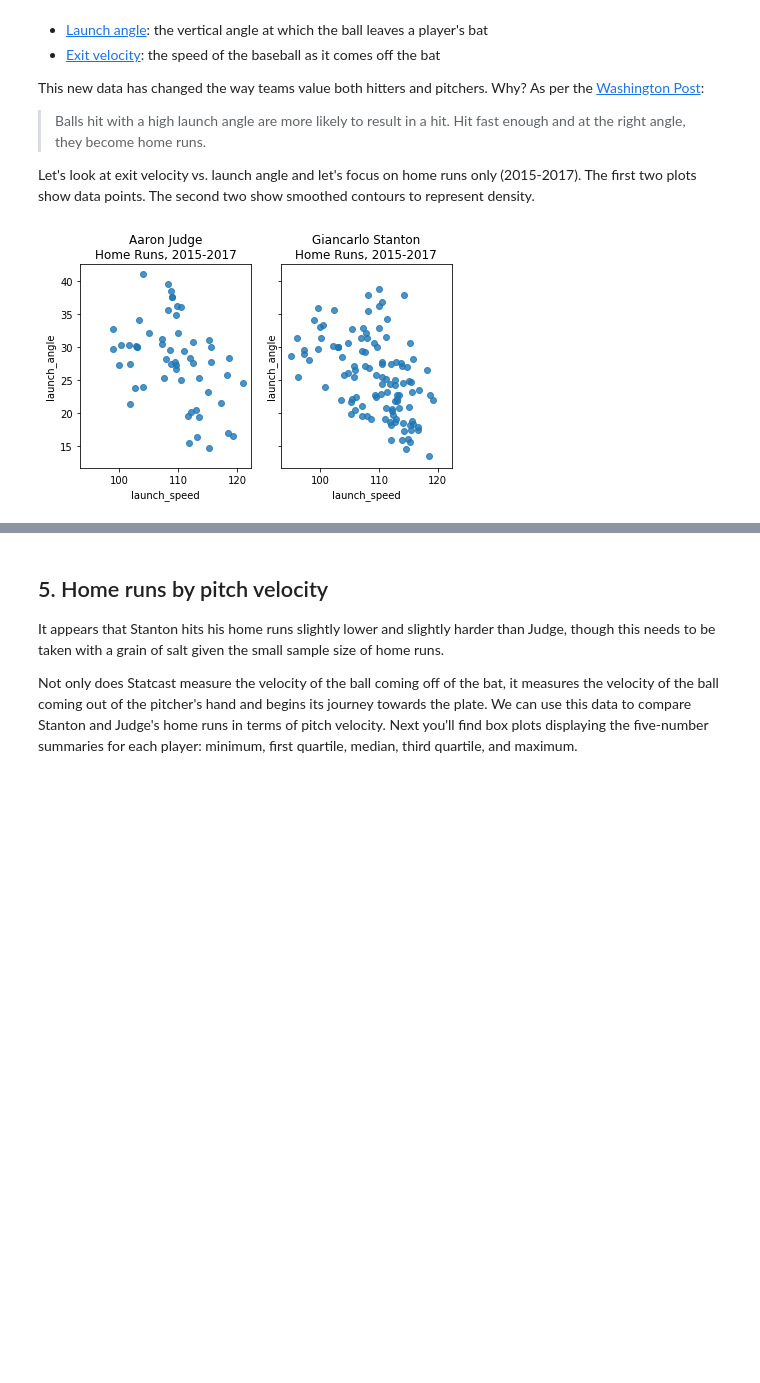
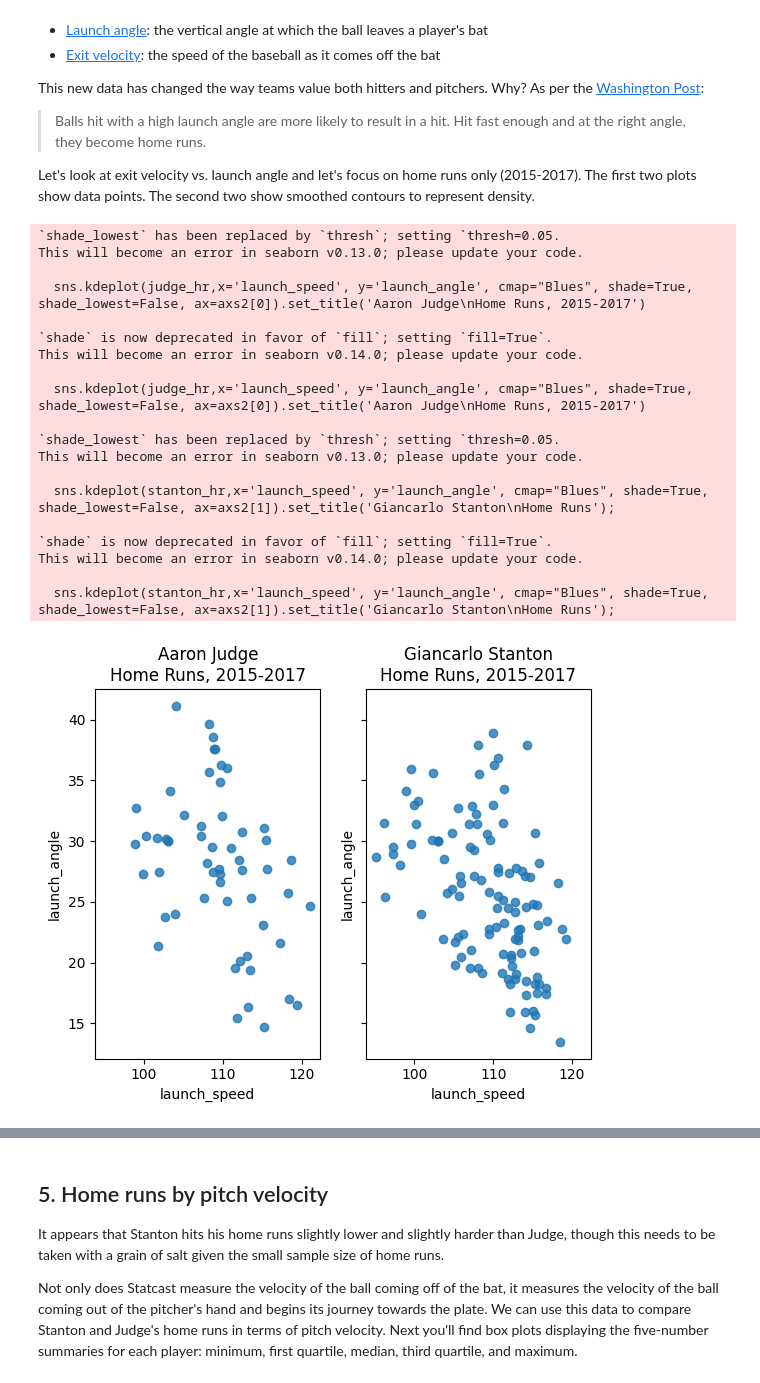
Before and after one commit to tawfikmohamed99/A-New-Era-of-Data-Analysis-in-Baseball, a Jupyter notebook: notebook.ipynb, the cells around one changed output, grey strips where cells are left out. Drawn from its saved outputs; the diff is of its cells as text; code cells hidden in the pictures; blank space fills up the shorter version.

```diff
--- a/notebook.ipynb
+++ b/notebook.ipynb
@@ -84,16 +84,35 @@ Name: events, dtype: int64
 # %%
 # Filter to include home runs only
 judge_hr = judge.loc[judge.events == 'home_run']
 stanton_hr = stanton.loc[stanton.events == 'home_run']
 
 # Create a figure with two scatter plots of launch speed vs. launch angle, one for each player's home runs
 fig1, axs1 = plt.subplots(ncols=2, sharex=True, sharey=True)
 sns.regplot(x=judge_hr.launch_speed, y=judge_hr.launch_angle, fit_reg=False, color='tab:blue', data=judge_hr, ax=axs1[0]).set_title('Aaron Judge\nHome Runs, 2015-2017')
 sns.regplot(x=stanton_hr.launch_speed, y=stanton_hr.launch_angle, fit_reg=False, color='tab:blue', data=stanton_hr, ax=axs1[1]).set_title('Giancarlo Stanton\nHome Runs, 2015-2017')
 
 # Create a figure with two KDE plots of launch speed vs. launch angle, one for each player's home runs
 fig2, axs2 = plt.subplots(ncols=2, sharex=True, sharey=True)
-sns.kdeplot(judge_hr.launch_speed, judge_hr.launch_angle, cmap="Blues", shade=True, shade_lowest=False, ax=axs2[0]).set_title('Aaron Judge\nHome Runs, 2015-2017')
-sns.kdeplot(stanton_hr.launch_speed, stanton_hr.launch_angle, cmap="Blues", shade=True, shade_lowest=False, ax=axs2[1]).set_title('Giancarlo Stanton\nHome Runs');
+sns.kdeplot(judge_hr,x='launch_speed', y='launch_angle', cmap="Blues", shade=True, shade_lowest=False, ax=axs2[0]).set_title('Aaron Judge\nHome Runs, 2015-2017')
+sns.kdeplot(stanton_hr,x='launch_speed', y='launch_angle', cmap="Blues", shade=True, shade_lowest=False, ax=axs2[1]).set_title('Giancarlo Stanton\nHome Runs');
 # %% [output]
+`shade_lowest` has been replaced by `thresh`; setting `thresh=0.05.
+This will become an error in seaborn v0.13.0; please update your code.
+
+  sns.kdeplot(judge_hr,x='launch_speed', y='launch_angle', cmap="Blues", shade=True, shade_lowest=False, ax=axs2[0]).set_title('Aaron Judge\nHome Runs, 2015-2017')
+
+`shade` is now deprecated in favor of `fill`; setting `fill=True`.
+This will become an error in seaborn v0.14.0; please update your code.
+
+  sns.kdeplot(judge_hr,x='launch_speed', y='launch_angle', cmap="Blues", shade=True, shade_lowest=False, ax=axs2[0]).set_title('Aaron Judge\nHome Runs, 2015-2017')
+
+`shade_lowest` has been replaced by `thresh`; setting `thresh=0.05.
+This will become an error in seaborn v0.13.0; please update your code.
+
+  sns.kdeplot(stanton_hr,x='launch_speed', y='launch_angle', cmap="Blues", shade=True, shade_lowest=False, ax=axs2[1]).set_title('Giancarlo Stanton\nHome Runs');
+
+`shade` is now deprecated in favor of `fill`; setting `fill=True`.
+This will become an error in seaborn v0.14.0; please update your code.
+
+  sns.kdeplot(stanton_hr,x='launch_speed', y='launch_angle', cmap="Blues", shade=True, shade_lowest=False, ax=axs2[1]).set_title('Giancarlo Stanton\nHome Runs');
-[figure, old version]
+[figure, new version]
```
Also changed, not shown: parts of 5 cells of this notebook.
